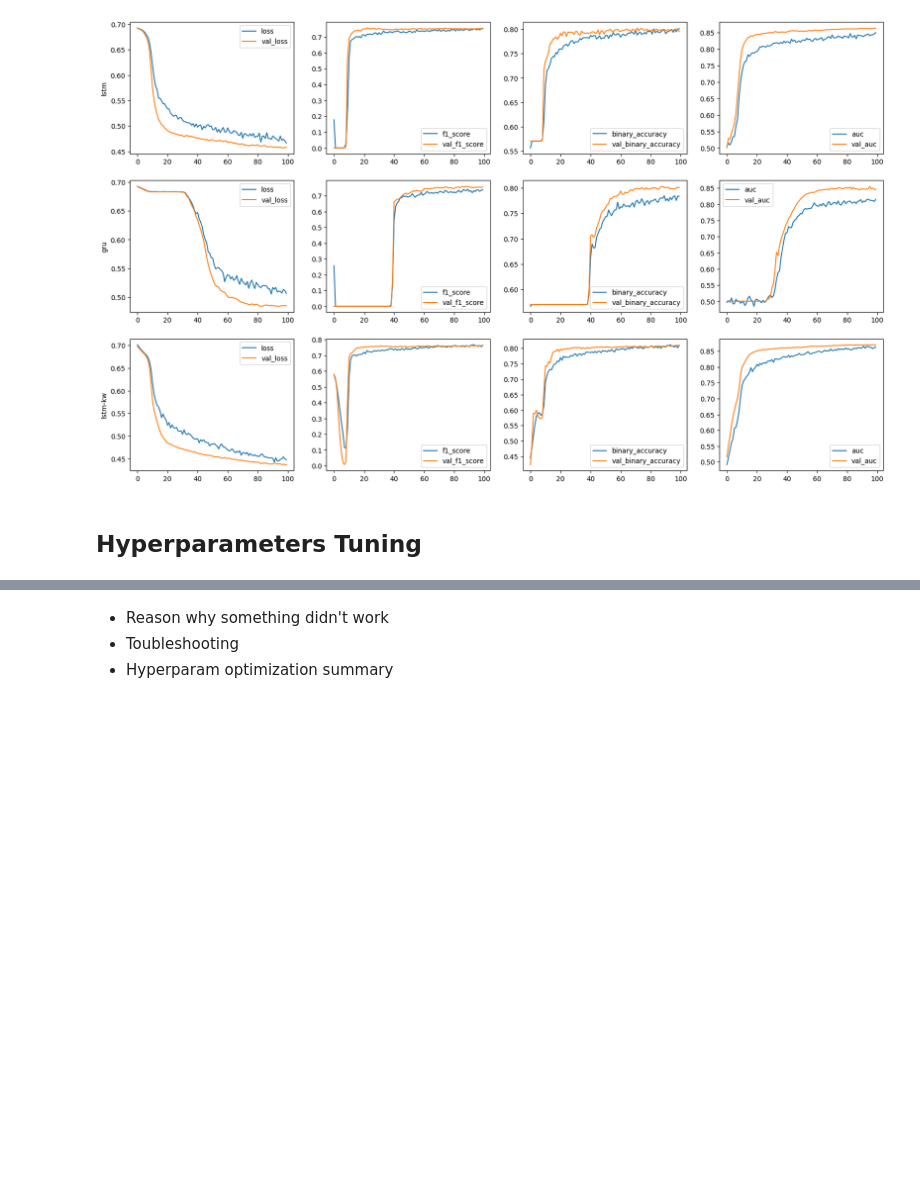
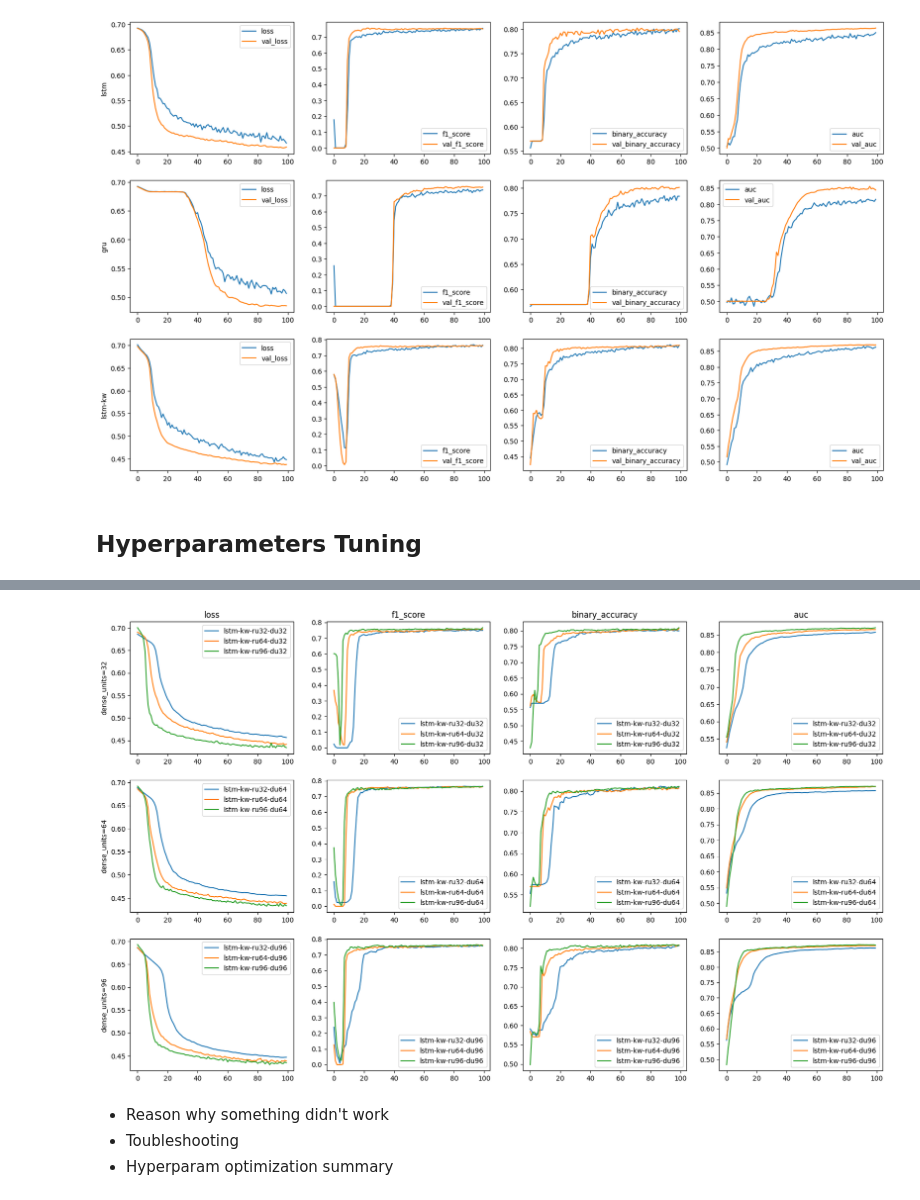
Before and after one commit to NKolotey/CUBoulder, a Jupyter notebook: projects/csca5642w4.ipynb, the cells around one changed output, grey strips where cells are left out. Saved outputs shown, nothing was run; the diff lists cells and outputs as text; code cells hidden in the pictures; blank space fills up the shorter version.

```diff
--- a/projects/csca5642w4.ipynb
+++ b/projects/csca5642w4.ipynb
@@ -499,7 +509,10 @@ Epoch 100/100
 # %%
 model_lstm_kw = make_lstm_kw_model(rnn_units=64, dense_units=64)
 model_lstm_kw.compile(loss='binary_crossentropy', optimizer=Adam(learning_rate=1e-4), metrics=shared_metrics)
-history_lstm_kw = model_lstm_kw.fit([X_text_train, X_keyword_train],y_train, batch_size=512, epochs=100, validation_data=([X_text_valid, X_keyword_valid],y_valid), callbacks=[make_checkpoint_cb('lstm-kw')])
+history_lstm_kw = model_lstm_kw.fit([X_text_train, X_keyword_train],y_train,
+                                    batch_size=512, epochs=100, verbose=0,
+                                    validation_data=([X_text_valid, X_keyword_valid],y_valid),
+                                    callbacks=[make_checkpoint_cb('lstm-kw')])
 # %% [output]
 Epoch 1/100
 12/12 ━━━━━━━━━━━━━━━━━━━━ 8s 212ms/step - auc: 0.4931 - binary_accuracy: 0.4510 - f1_score: 0.5985 - loss: 0.7009 - val_auc: 0.5162 - val_binary_accuracy: 0.4235 - val_f1_score: 0.5787 - val_loss: 0. ...
@@ -559,19 +572,26 @@ plt.show()
 # %% [markdown]
 ## Hyperparameters Tuning
 # %%
+from datetime import datetime
+
 probe_rnn_units = [32, 64, 96]
 probe_dense_units = [32, 64, 96]
 
 histories = dict()
 
-for i in range(3):
-    for j in range(3):
-        ru = probe_rnn_units[i]
-        du = probe_dense_units[j]
+for ru in probe_rnn_units:
+    for du in probe_dense_units:
+
+        now_hms = datetime.now().strftime('%H:%M:%S')
+        print(f'{now_hms} Starting {ru}-{du}')
 
         model_lstm_kw_tune = make_lstm_kw_model(rnn_units=ru, dense_units=du)
         model_lstm_kw_tune.compile(loss='binary_crossentropy', optimizer=Adam(learning_rate=1e-4), metrics=shared_metrics)
         model_name = f'lstm-kw-ru{ru}-du{du}'
 
-        history_lstm_kw_tune = model_lstm_kw.fit([X_text_train, X_keyword_train],y_train, batch_size=512, epochs=100, validation_data=([X_text_valid, X_keyword_valid],y_valid), callbacks=[make_checkpoint_cb(model_name)])
+        history_lstm_kw_tune = model_lstm_kw_tune.fit(
+            [X_text_train, X_keyword_train],y_train,
+            batch_size=512, epochs=100, verbose=0,
+            validation_data=([X_text_valid, X_keyword_valid],y_valid),
+            callbacks=[make_checkpoint_cb(model_name)])
         histories[model_name] = history_lstm_kw_tune.history
@@ -578,3 +608,26 @@ for i in range(3):
+# %%
+metrics = ['loss','f1_score','binary_accuracy','auc']
+
+n = len(probe_dense_units)
+m = len(metrics)
+
+fig, axes = plt.subplots(n,m,figsize=(m*5,n*4))
+
+for i,du in enumerate(probe_dense_units):
+    axes[i][0].set_ylabel(f'dense_units={du}')
+
+    for j,metric in enumerate(metrics):
+        axes[0][j].set_title(metric)
+
+        for ru in probe_rnn_units:
+            model_name = f'lstm-kw-ru{ru}-du{du}'
+            axes[i][j].plot(histories[model_name]['val_'+metric], label=model_name)
+
+        axes[i][j].legend()
+
+plt.show()
+# %% [output]
+[figure, added]
 # %% [markdown]
 * Reason why something didn't work
 * Toubleshooting
```
Also changed, not shown: parts of 7 cells of this notebook.
